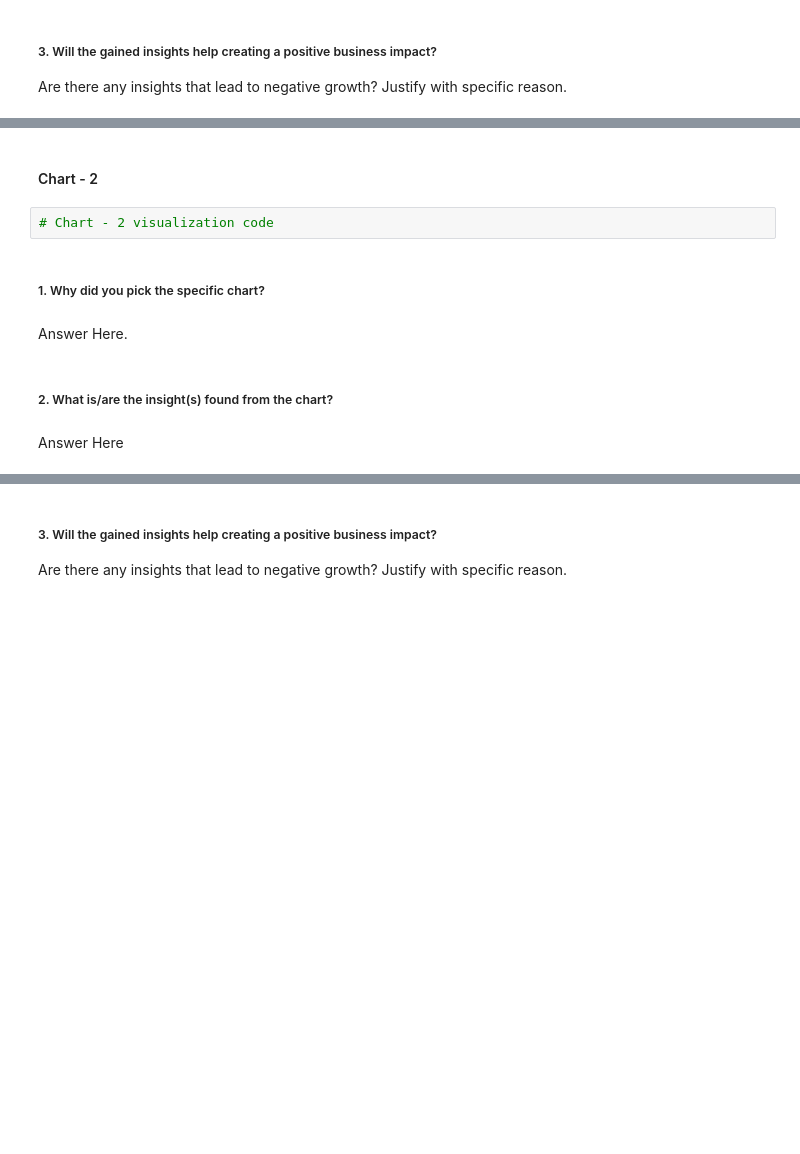
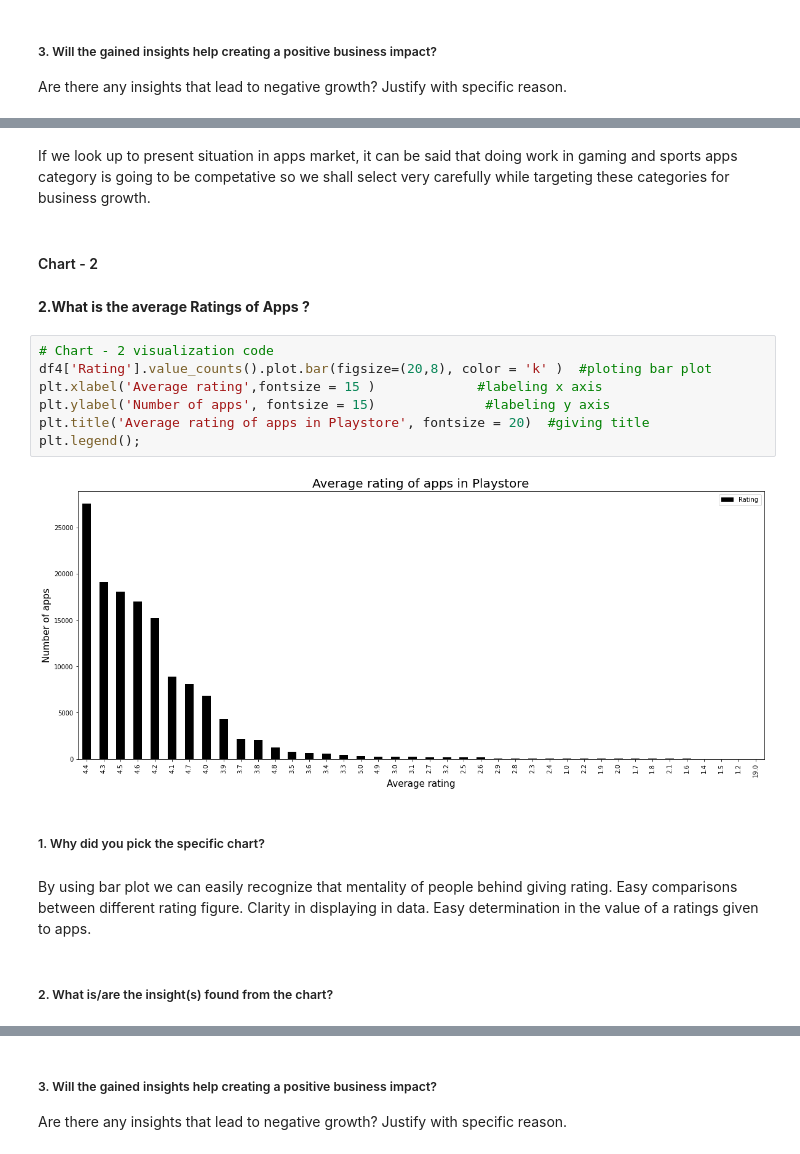
Before and after one commit to dipakpatil2001/D-SCIENCE, a Jupyter notebook: playst_EDA_Submission_13022023.ipynb, the cells around one changed output, grey strips where cells are left out. Drawn from its saved outputs; the diff is of its cells as text; blank space fills up the shorter version.

```diff
--- a/playst_EDA_Submission_13022023.ipynb
+++ b/playst_EDA_Submission_13022023.ipynb
@@ -368,12 +612,21 @@ Answer Here
+# %% [markdown]
+If we look up to present situation in apps market, it can be said that doing work in gaming and sports apps category is going to be competative so we shall select very carefully while targeting these categories for business growth.
 # %% [markdown]
 #### Chart - 2
-# %%
-# Chart - 2 visualization code
+# %% [markdown]
+**2.What is the average Ratings of Apps ?**
+# %%
+# Chart - 2 visualization code
+df4['Rating'].value_counts().plot.bar(figsize=(20,8), color = 'k' )  #ploting bar plot
+plt.xlabel('Average rating',fontsize = 15 )             #labeling x axis
+plt.ylabel('Number of apps', fontsize = 15)              #labeling y axis
+plt.title('Average rating of apps in Playstore', fontsize = 20)  #giving title
+plt.legend();
+# %% [output]
+[figure, added]
 # %% [markdown]
 ##### 1. Why did you pick the specific chart?
-# %% [markdown]
-Answer Here.
+# %% [markdown]
+By using bar plot we can easily recognize that mentality of people behind giving rating. Easy comparisons between different rating figure. Clarity in displaying in data. Easy determination in the value of a ratings given to apps.
 # %% [markdown]
 ##### 2. What is/are the insight(s) found from the chart?
-# %% [markdown]
-Answer Here
```
Also changed, not shown: parts of 73 cells of this notebook.
